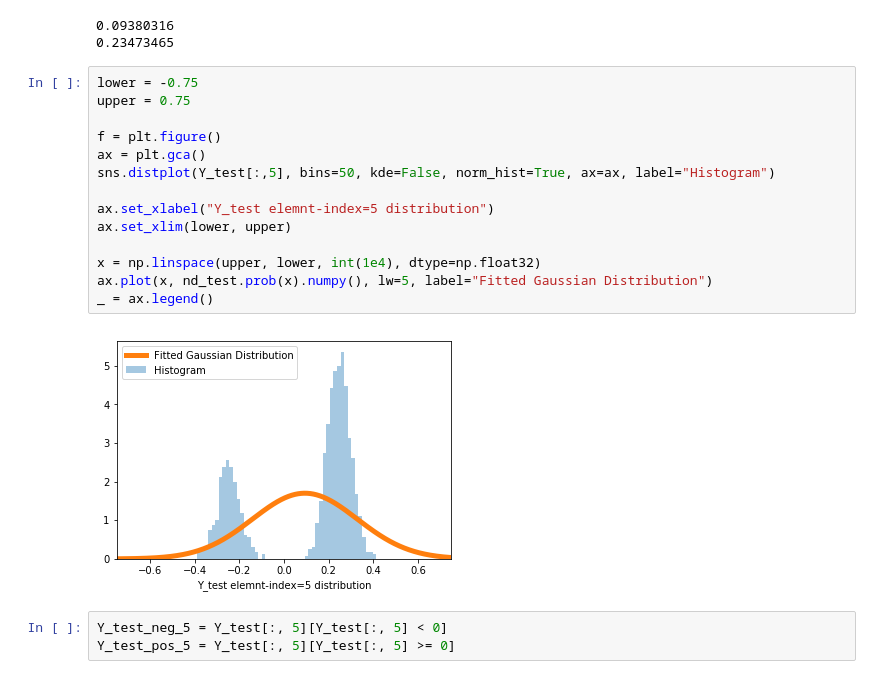
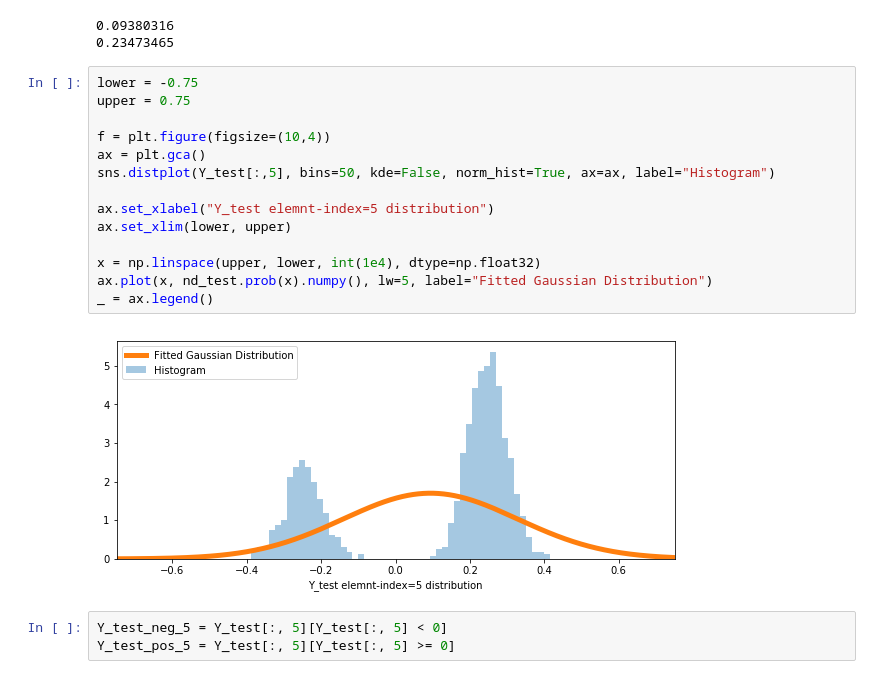
Before and after one commit to sinusgamma/multimodal_network, a Jupyter notebook: multimodal_forecast.ipynb, the cells around one changed output. Cells and saved outputs as stored; diff of their text form.

```diff
--- a/multimodal_forecast.ipynb
+++ b/multimodal_forecast.ipynb
@@ -138,19 +135,19 @@ print(np.std(Y_test[:,5]))
 # %%
 lower = -0.75
 upper = 0.75
 
-f = plt.figure()
+f = plt.figure(figsize=(10,4))
 ax = plt.gca()
 sns.distplot(Y_test[:,5], bins=50, kde=False, norm_hist=True, ax=ax, label="Histogram")
 
 ax.set_xlabel("Y_test elemnt-index=5 distribution")
 ax.set_xlim(lower, upper)
 
 x = np.linspace(upper, lower, int(1e4), dtype=np.float32)
 ax.plot(x, nd_test.prob(x).numpy(), lw=5, label="Fitted Gaussian Distribution")
 _ = ax.legend()
 # %% [output]
-[figure, old version]
+[figure, new version]
 # %%
 Y_test_neg_5 = Y_test[:, 5][Y_test[:, 5] < 0]
 Y_test_pos_5 = Y_test[:, 5][Y_test[:, 5] >= 0]
```
Also changed, not shown: parts of 30 cells of this notebook, 2 other files.
